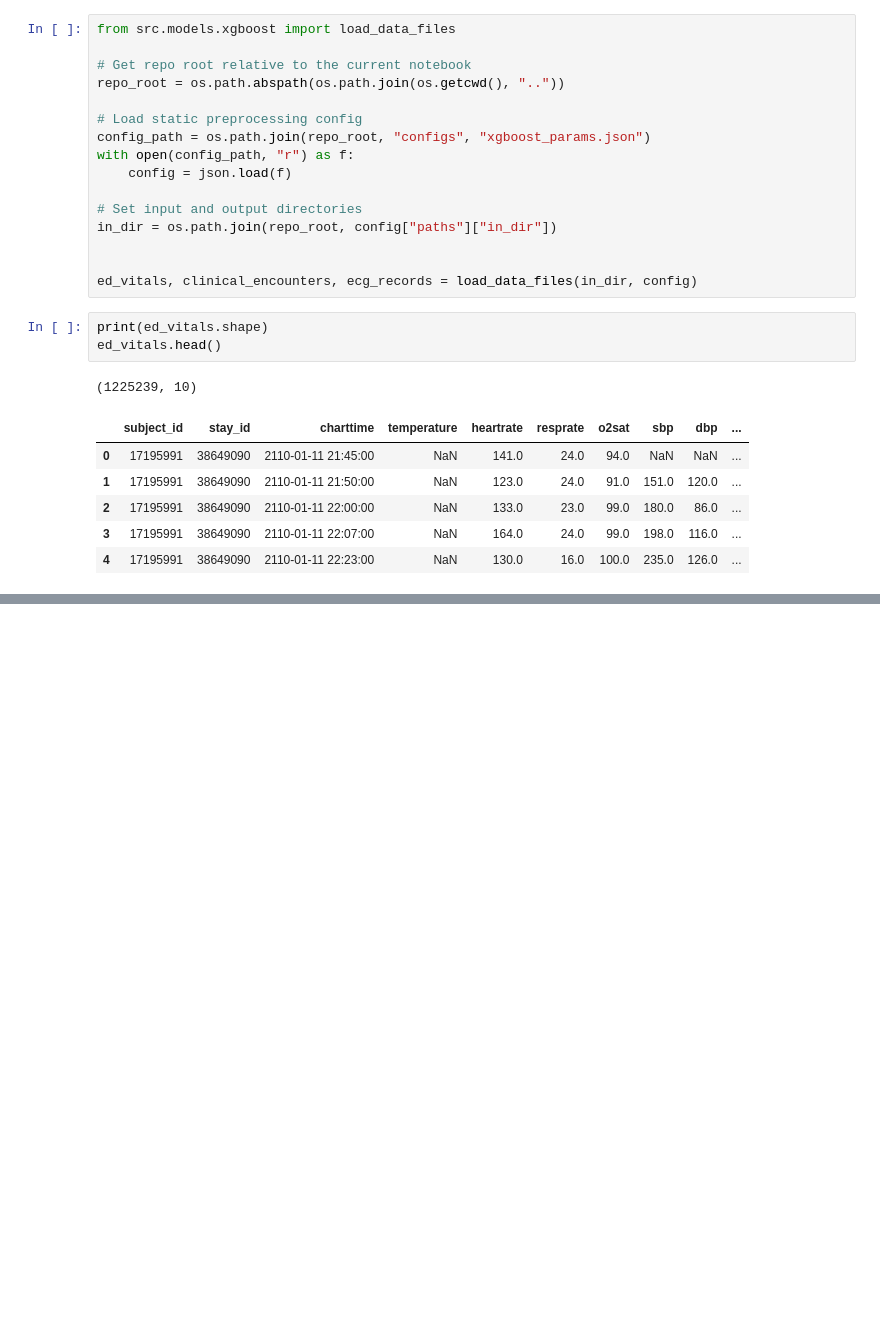
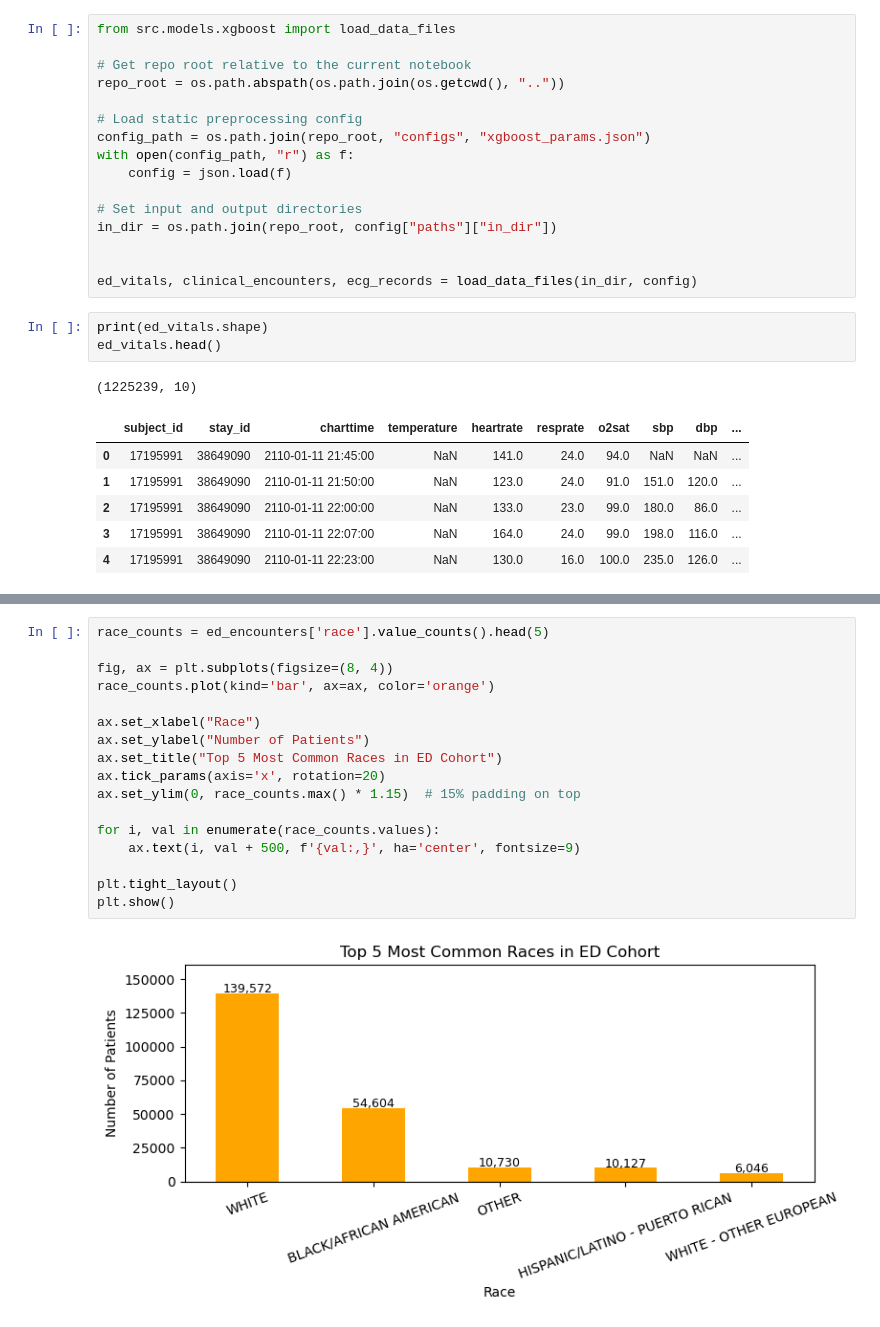
Before and after one commit to brandonng2/CardioTwin, a Jupyter notebook: notebooks/processed_data_eda.ipynb, the cells around one changed output, grey strips where cells are left out. Cells and saved outputs as stored; diff of their text form; blank space fills up the shorter version.

```diff
--- a/notebooks/processed_data_eda.ipynb
+++ b/notebooks/processed_data_eda.ipynb
@@ -85,0 +105,19 @@ Name: count, dtype: int64
+# %%
+race_counts = ed_encounters['race'].value_counts().head(5)
+
+fig, ax = plt.subplots(figsize=(8, 4))
+race_counts.plot(kind='bar', ax=ax, color='orange')
+
+ax.set_xlabel("Race")
+ax.set_ylabel("Number of Patients")
+ax.set_title("Top 5 Most Common Races in ED Cohort")
+ax.tick_params(axis='x', rotation=20)
+ax.set_ylim(0, race_counts.max() * 1.15)  # 15% padding on top
+
+for i, val in enumerate(race_counts.values):
+    ax.text(i, val + 500, f'{val:,}', ha='center', fontsize=9)
+
+plt.tight_layout()
+plt.show()
+# %% [output]
+[figure, added]
```
Also changed, not shown: parts of 14 cells of this notebook.
